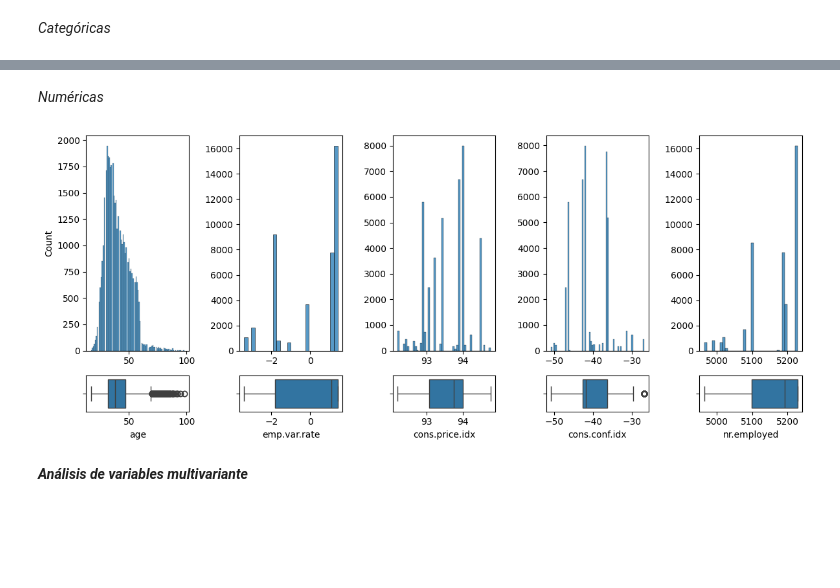
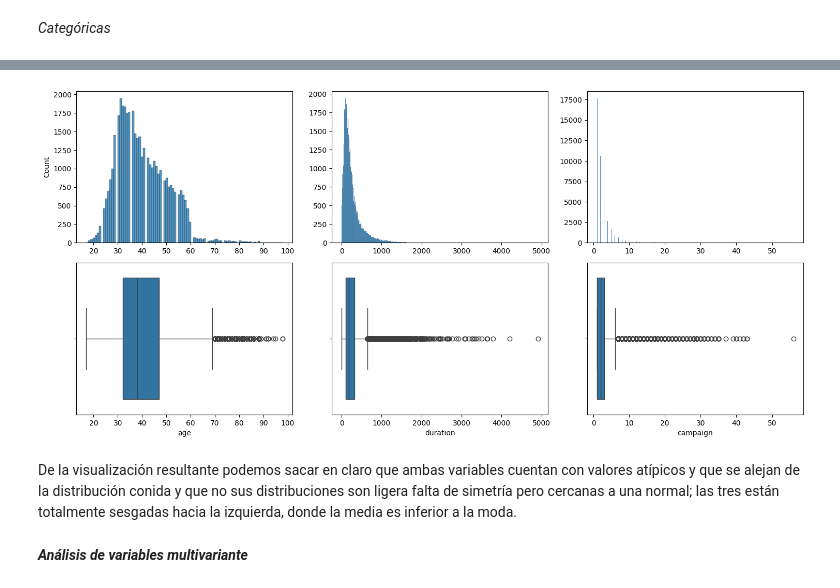
Before and after one commit to 4GeeksAcademy/JLL_Logistic_Regression_ML, a Jupyter notebook: src/explore.ipynb, the cells around one changed output, grey strips where cells are left out. Drawn from its saved outputs; the diff is of its cells as text; code cells hidden in the pictures; blank space fills up the shorter version.

```diff
--- a/src/explore.ipynb
+++ b/src/explore.ipynb
@@ -11,3 +13,5 @@ data = pd.read_csv(url, sep=";")
+# %%
+data.drop(["emp.var.rate", "cons.price.idx", "cons.conf.idx", "euribor3m", "nr.employed"], axis=1, inplace=True)
 # %%
 data.info()
 # %% [output]
@@ -31,2 +34,0 @@ memory usage: 6.6+ MB
-# %%
-data.drop(["contact","month", "day_of_week", "duration","campaign", "pdays", "previous", "poutcome"], axis = 1, inplace = True)
@@ -105,24 +97,22 @@ memory usage: 4.1+ MB
-# %% [markdown]
-*Numéricas*
 # %%
-fig, axis = plt.subplots(2, 5, figsize = (12, 5), gridspec_kw={'height_ratios': [6, 1]})
+fig, axis = plt.subplots(2,3, figsize = (15, 7))
 
 sns.histplot(ax = axis[0, 0], data = data, x = "age").set(xlabel = None)
 sns.boxplot(ax = axis[1, 0], data = data, x = "age")
-sns.histplot(ax = axis[0, 1], data = data, x = "emp.var.rate").set(xlabel = None, ylabel = None)
-sns.boxplot(ax = axis[1, 1], data = data, x = "emp.var.rate")
-sns.histplot(ax = axis[0, 2], data = data, x = "cons.price.idx").set(xlabel = None, ylabel = None)
-sns.boxplot(ax = axis[1, 2], data = data, x = "cons.price.idx")
-sns.histplot(ax = axis[0, 3], data = data, x = "cons.conf.idx").set(xlabel = None, ylabel = None)
-sns.boxplot(ax = axis[1, 3], data = data, x = "cons.conf.idx")
-sns.histplot(ax = axis[0, 4], data = data, x = "nr.employed").set(xlabel = None, ylabel = None)
-sns.boxplot(ax = axis[1, 4], data = data, x = "nr.employed")
+sns.histplot(ax = axis[0, 1], data = data, x = "duration").set(xlabel = None, ylabel = None)
+sns.boxplot(ax = axis[1, 1], data = data, x = "duration")
+sns.histplot(ax = axis[0, 2], data = data, x = "campaign").set(xlabel = None, ylabel = None)
+sns.boxplot(ax = axis[1, 2], data = data, x = "campaign")
 
+# Ajustar el layout
+plt.tight_layout()
 
-plt.tight_layout()
+# Mostrar el plot
 plt.show()
 # %% [output]
-[figure, old version]
+[figure, new version]
+# %% [markdown]
+De la visualización resultante podemos sacar en claro que ambas variables cuentan con valores atípicos y que se alejan de la distribución conida y que no sus distribuciones son ligera falta de simetría pero cercanas a una normal; las tres están totalmente sesgadas hacia la izquierda, donde la media es inferior a la moda.
 # %% [markdown]
 ***Análisis de variables multivariante***
 # %% [markdown]
```
Also changed, not shown: parts of 28 cells of this notebook, 2 other files.
